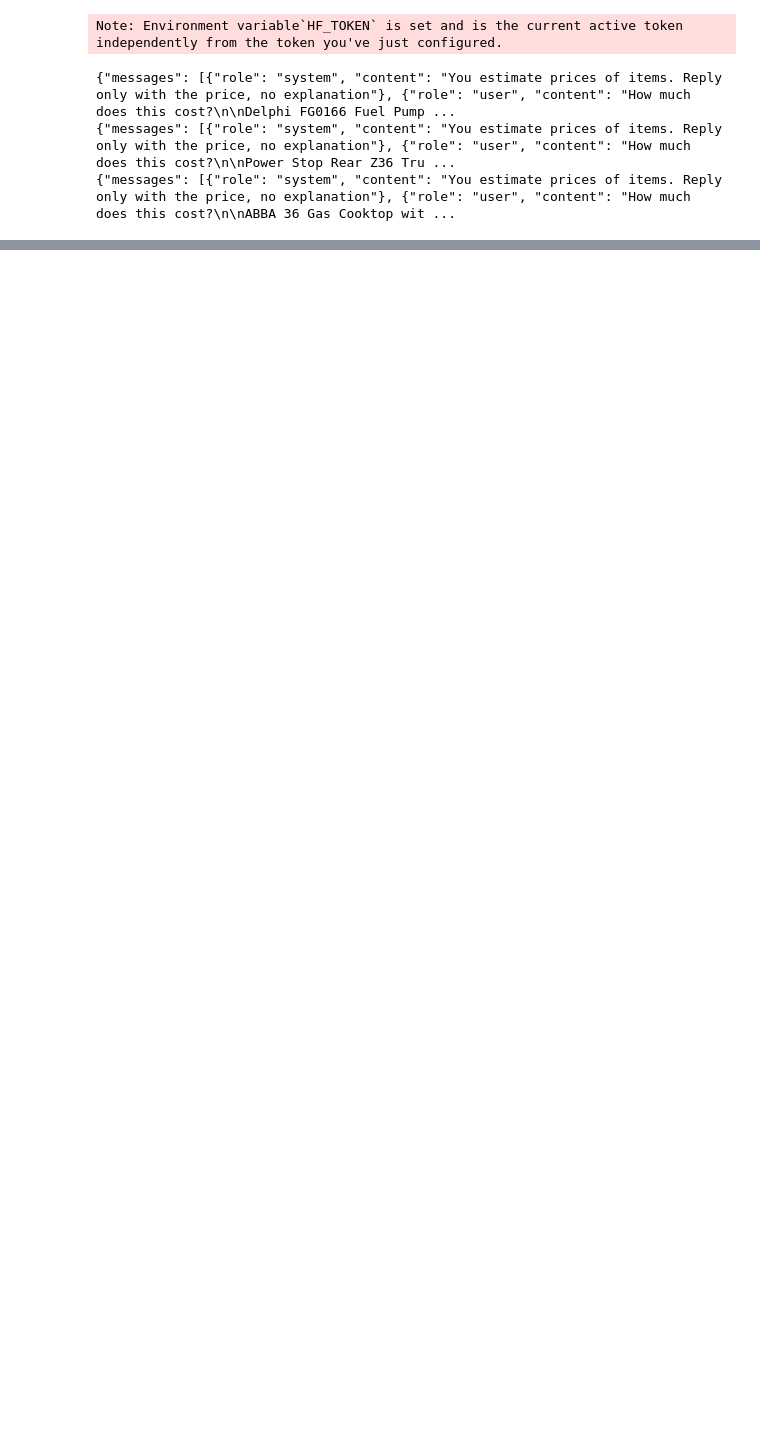
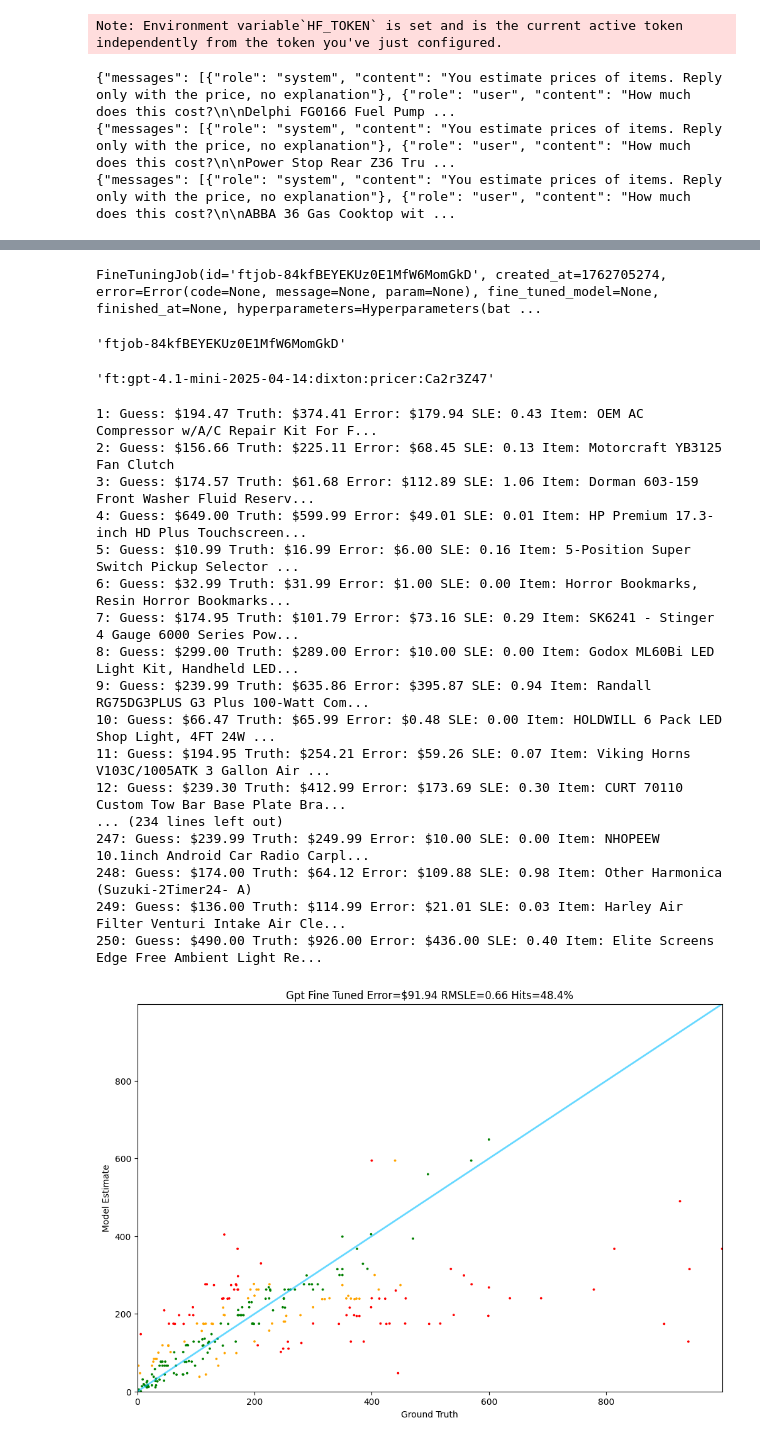
Before and after one commit to Soroushav/llm_basics, a Jupyter notebook: price_predict/fine_tune_openai.ipynb, the cells around one changed output, grey strips where cells are left out. Saved outputs shown, nothing was run; the diff lists cells and outputs as text; code cells hidden in the pictures; blank space fills up the shorter version.

```diff
--- a/price_predict/fine_tune_openai.ipynb
+++ b/price_predict/fine_tune_openai.ipynb
@@ -117,0 +196,9 @@ openai.fine_tuning.jobs.list_events(fine_tuning_job_id=job_id, limit=20).data
+# %%
+def messages_for(item):
+    system_message = "You estimate prices of items of an e-commerce  based on its attributes, try guessing the most reasonable price. Reply only with the price, no explanation"
+    user_prompt = item.test_prompt().replace(" to the nearest dollar","").replace("\n\nPrice is $","")
+    return [
+        {"role": "system", "content": system_message},
+        {"role": "user", "content": user_prompt},
+        {"role": "assistant", "content": f"Price is ${item.price:.2f}"}
+    ]
@@ -117,0 +218,53 @@ openai.fine_tuning.jobs.list_events(fine_tuning_job_id=job_id, limit=20).data
+# %%
+openai.fine_tuning.jobs.create(
+    training_file=train_file.id,
+    validation_file=validation_file.id,
+    model='gpt-4.1-mini-2025-04-14',
+    hyperparameters={'n_epochs': 2},
+    seed=42,
+    integrations=[wandb_integration],
+    suffix='pricer'
+)
+# %% [output]
+FineTuningJob(id='ftjob-84kfBEYEKUz0E1MfW6MomGkD', created_at=1762705274, error=Error(code=None, message=None, param=None), fine_tuned_model=None, finished_at=None, hyperparameters=Hyperparameters(bat ...
+# %%
+job_id = openai.fine_tuning.jobs.list(limit=1).data[0].id
+job_id
+# %% [output]
+'ftjob-84kfBEYEKUz0E1MfW6MomGkD'
+# %%
+model_fine_tuned = openai.fine_tuning.jobs.retrieve(fine_tuning_job_id=job_id).fine_tuned_model
+model_fine_tuned
+# %% [output]
+'ft:gpt-4.1-mini-2025-04-14:dixton:pricer:Ca2r3Z47'
+# %%
+def gpt_fine_tuned(item):
+    response = openai.chat.completions.create(
+        model=model_fine_tuned,
+        messages=messages_for(item),
+        seed=42,
+        max_tokens=7
+    )
+    reply = response.choices[0].message.content
+    return get_price(reply)
+# %%
+Tester.test(gpt_fine_tuned, test)
+# %% [output]
+1: Guess: $194.47 Truth: $374.41 Error: $179.94 SLE: 0.43 Item: OEM AC Compressor w/A/C Repair Kit For F...
+2: Guess: $156.66 Truth: $225.11 Error: $68.45 SLE: 0.13 Item: Motorcraft YB3125 Fan Clutch
+3: Guess: $174.57 Truth: $61.68 Error: $112.89 SLE: 1.06 Item: Dorman 603-159 Front Washer Fluid Reserv...
+4: Guess: $649.00 Truth: $599.99 Error: $49.01 SLE: 0.01 Item: HP Premium 17.3-inch HD Plus Touchscreen...
+5: Guess: $10.99 Truth: $16.99 Error: $6.00 SLE: 0.16 Item: 5-Position Super Switch Pickup Selector ...
+6: Guess: $32.99 Truth: $31.99 Error: $1.00 SLE: 0.00 Item: Horror Bookmarks, Resin Horror Bookmarks...
+7: Guess: $174.95 Truth: $101.79 Error: $73.16 SLE: 0.29 Item: SK6241 - Stinger 4 Gauge 6000 Series Pow...
+8: Guess: $299.00 Truth: $289.00 Error: $10.00 SLE: 0.00 Item: Godox ML60Bi LED Light Kit, Handheld LED...
+9: Guess: $239.99 Truth: $635.86 Error: $395.87 SLE: 0.94 Item: Randall RG75DG3PLUS G3 Plus 100-Watt Com...
+10: Guess: $66.47 Truth: $65.99 Error: $0.48 SLE: 0.00 Item: HOLDWILL 6 Pack LED Shop Light, 4FT 24W ...
+11: Guess: $194.95 Truth: $254.21 Error: $59.26 SLE: 0.07 Item: Viking Horns V103C/1005ATK 3 Gallon Air ...
+12: Guess: $239.30 Truth: $412.99 Error: $173.69 SLE: 0.30 Item: CURT 70110 Custom Tow Bar Base Plate Bra...
+... (234 lines left out)
+247: Guess: $239.99 Truth: $249.99 Error: $10.00 SLE: 0.00 Item: NHOPEEW 10.1inch Android Car Radio Carpl...
+248: Guess: $174.00 Truth: $64.12 Error: $109.88 SLE: 0.98 Item: Other Harmonica (Suzuki-2Timer24- A)
+249: Guess: $136.00 Truth: $114.99 Error: $21.01 SLE: 0.03 Item: Harley Air Filter Venturi Intake Air Cle...
+250: Guess: $490.00 Truth: $926.00 Error: $436.00 SLE: 0.40 Item: Elite Screens Edge Free Ambient Light Re...
+[figure, added]
```
Also changed, not shown: parts of 19 cells of this notebook.
